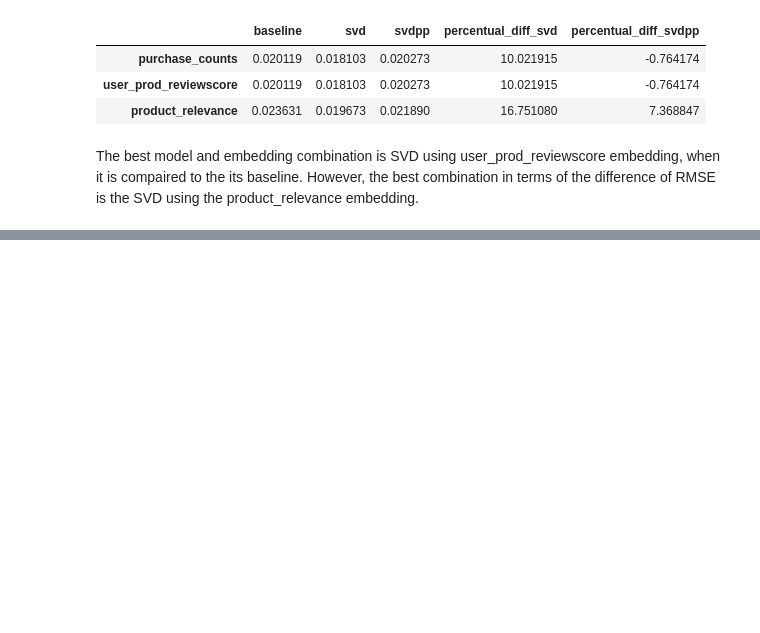
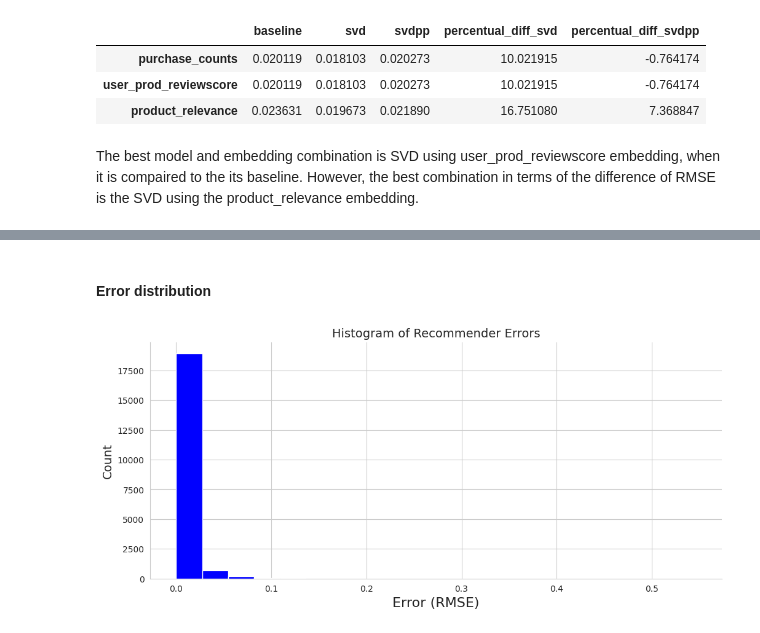
Before and after one commit to galvaowesley/ollist_brazilian_ecommerce_products_recommendation_system, a Jupyter notebook: customer_segmentation_and_products_recommentation.ipynb, the cells around one changed output, grey strips where cells are left out. Drawn from its saved outputs; the diff is of its cells as text; code cells hidden in the pictures; blank space fills up the shorter version.

Commit message:
feat: error analysis

```diff
--- a/customer_segmentation_and_products_recommentation.ipynb
+++ b/customer_segmentation_and_products_recommentation.ipynb
@@ -1238,0 +1275,12 @@ recommendation_results.loc[recommendation_results.uid=='cbd70d39b38dc382a7104dca
+# %% [markdown]
+#### Error distribution
+# %%
+
+plt.figure(figsize=(12,5))
+plt.hist(recommendation_results.err, color='blue', bins=20)
+plt.xlabel('Error (RMSE)', size=16)
+plt.ylabel('Count', size=14)
+plt.title('Histogram of Recommender Errors', size=14)
+sns.despine();
+# %% [output]
+[figure, added]
```
Also changed, not shown: parts of 44 cells of this notebook.
